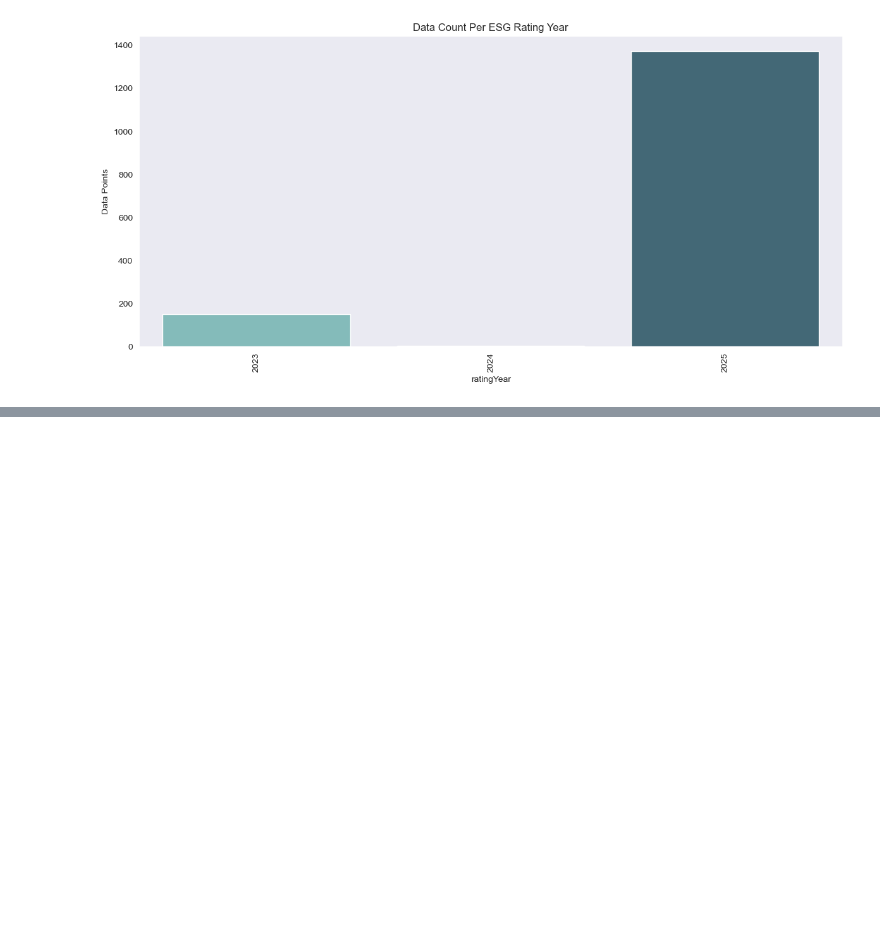
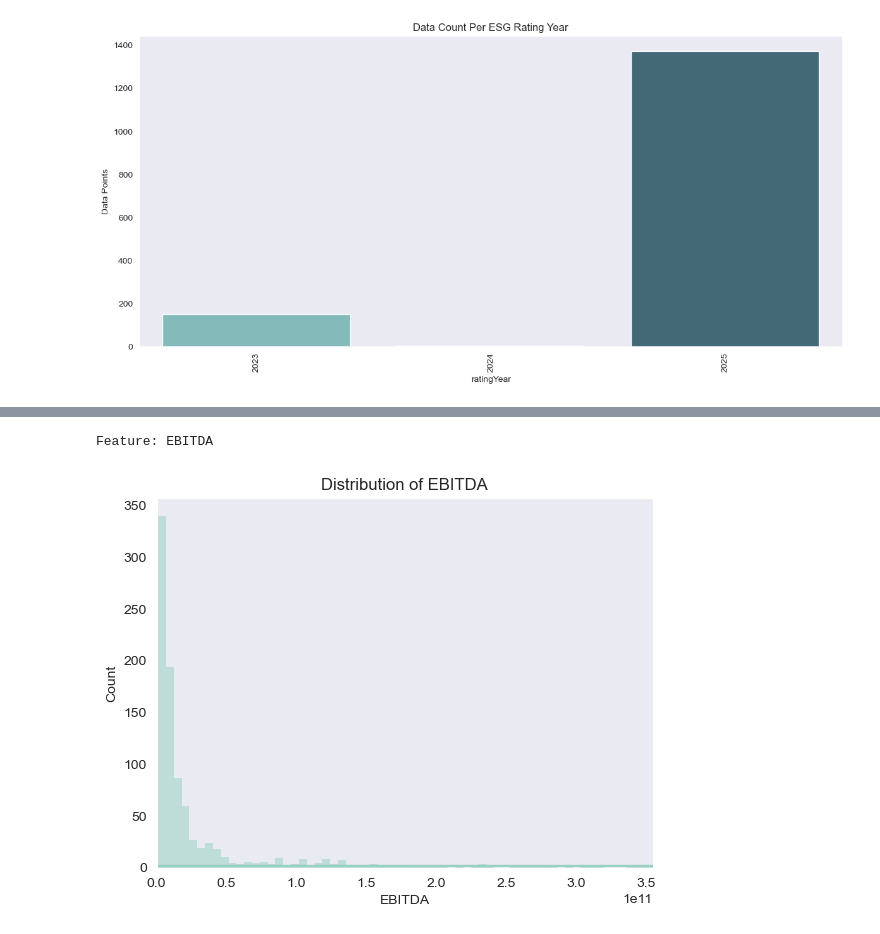
Before and after one commit to NotMishaal/esg-prediction, a Jupyter notebook: notebooks/data_exploration.ipynb, the cells around one changed output, grey strips where cells are left out. Cells and saved outputs as stored; diff of their text form; code cells hidden in the pictures; blank space fills up the shorter version.

Commit message:
Outlined EDA plan + distribution analysis

```diff
--- a/notebooks/data_exploration.ipynb
+++ b/notebooks/data_exploration.ipynb
@@ -104,0 +186,29 @@ plt.show()
+# %%
+# important financial feature extracted based on domain knowledge
+financial_features = [
+    'EBITDA',
+    'EBIT',
+    'Total Expenses',
+    'Diluted EPS',
+    'Basic EPS',
+    'Net Income',
+    'Operating Income',
+    'Operating Expense',
+    'Gross Profit',
+    'Cost Of Revenue',
+    'Total Revenue',
+    'Total Debt',
+    'Net Debt',
+    'Working Capital',
+    'Total Assets',
+    'Stockholders Equity',
+    'Total Expenses',
+    'Operating Cash Flow',
+    'Free Cash Flow',
+    'Capital Expenditure',
+    'Research And Development',
+    'Common Stock Dividend Paid',
+    'Ordinary Shares Number',
+    'Current Assets',
+    'Current Liabilities',
+]
@@ -104,0 +269,10 @@ plt.show()
+# %%
+feature = financial_features[0]
+print(f"Feature: {feature}")
+sns.histplot(df[feature], kde=True)
+plt.title(f"Distribution of {feature}")
+plt.xlim(0, df[feature].quantile(0.90)) # used to remove outliers
+plt.show()
+# %% [output]
+Feature: EBITDA
+[figure, added]
```
Also changed, not shown: parts of 30 cells of this notebook.
